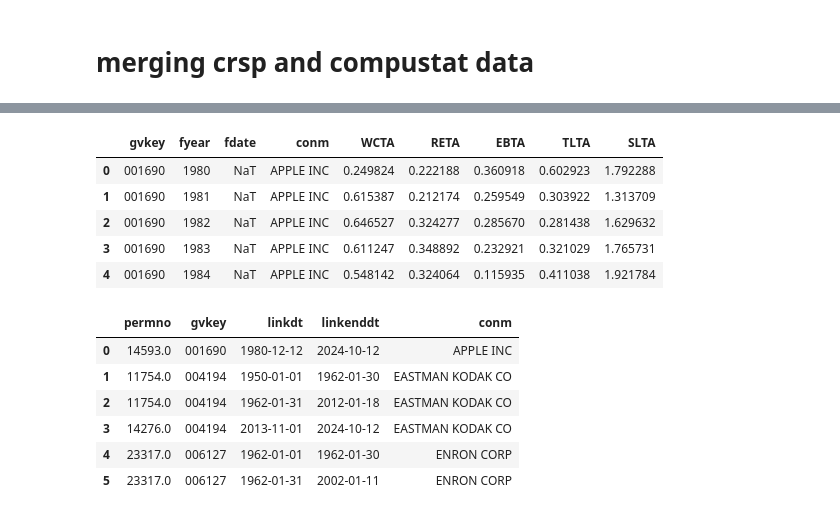
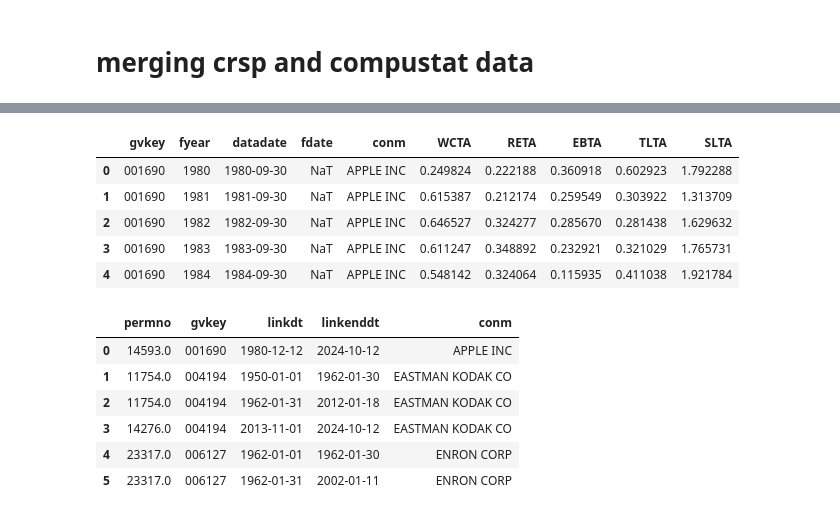
Before and after one commit to Tom-Dvk/scoring_project, a Jupyter notebook: R&D_hugo/research.ipynb, the cells around one changed output, grey strips where cells are left out. Saved outputs shown, nothing was run; the diff lists cells and outputs as text; code cells hidden in the pictures.

```diff
--- a/R&D_hugo/research.ipynb
+++ b/R&D_hugo/research.ipynb
@@ -74,18 +58,18 @@ comp_light
 # %%
 acc = (
     comp_light
     .query('conm in ("APPLE INC","ENRON CORP","EASTMAN KODAK CO")')
-    .filter(['gvkey','fyear','fdate','conm','WCTA','RETA','EBTA','TLTA','SLTA'])
+    .filter(['gvkey','fyear','datadate','fdate','conm','WCTA','RETA','EBTA','TLTA','SLTA'])
     .assign(fyear = lambda df : pd.to_datetime(df['fyear'], format='%Y').dt.year)
 )
 acc.head()
 # %% [output]
-|  | gvkey | fyear | fdate | conm | WCTA | RETA | EBTA | TLTA | SLTA |
-| 0 | 001690 | 1980 | NaT | APPLE INC | 0.249824 | 0.222188 | 0.360918 | 0.602923 | 1.792288 |
-| 1 | 001690 | 1981 | NaT | APPLE INC | 0.615387 | 0.212174 | 0.259549 | 0.303922 | 1.313709 |
-| 2 | 001690 | 1982 | NaT | APPLE INC | 0.646527 | 0.324277 | 0.285670 | 0.281438 | 1.629632 |
-| 3 | 001690 | 1983 | NaT | APPLE INC | 0.611247 | 0.348892 | 0.232921 | 0.321029 | 1.765731 |
-| 4 | 001690 | 1984 | NaT | APPLE INC | 0.548142 | 0.324064 | 0.115935 | 0.411038 | 1.921784 |
+|  | gvkey | fyear | datadate | fdate | conm | WCTA | RETA | EBTA | TLTA | SLTA |
+| 0 | 001690 | 1980 | 1980-09-30 | NaT | APPLE INC | 0.249824 | 0.222188 | 0.360918 | 0.602923 | 1.792288 |
+| 1 | 001690 | 1981 | 1981-09-30 | NaT | APPLE INC | 0.615387 | 0.212174 | 0.259549 | 0.303922 | 1.313709 |
+| 2 | 001690 | 1982 | 1982-09-30 | NaT | APPLE INC | 0.646527 | 0.324277 | 0.285670 | 0.281438 | 1.629632 |
+| 3 | 001690 | 1983 | 1983-09-30 | NaT | APPLE INC | 0.611247 | 0.348892 | 0.232921 | 0.321029 | 1.765731 |
+| 4 | 001690 | 1984 | 1984-09-30 | NaT | APPLE INC | 0.548142 | 0.324064 | 0.115935 | 0.411038 | 1.921784 |
 # %%
 subset_mapping = (ccmxpf_linktable
  .query(f'gvkey in {acc.gvkey.unique().tolist()}')
```
Also changed, not shown: parts of 10 cells of this notebook.
